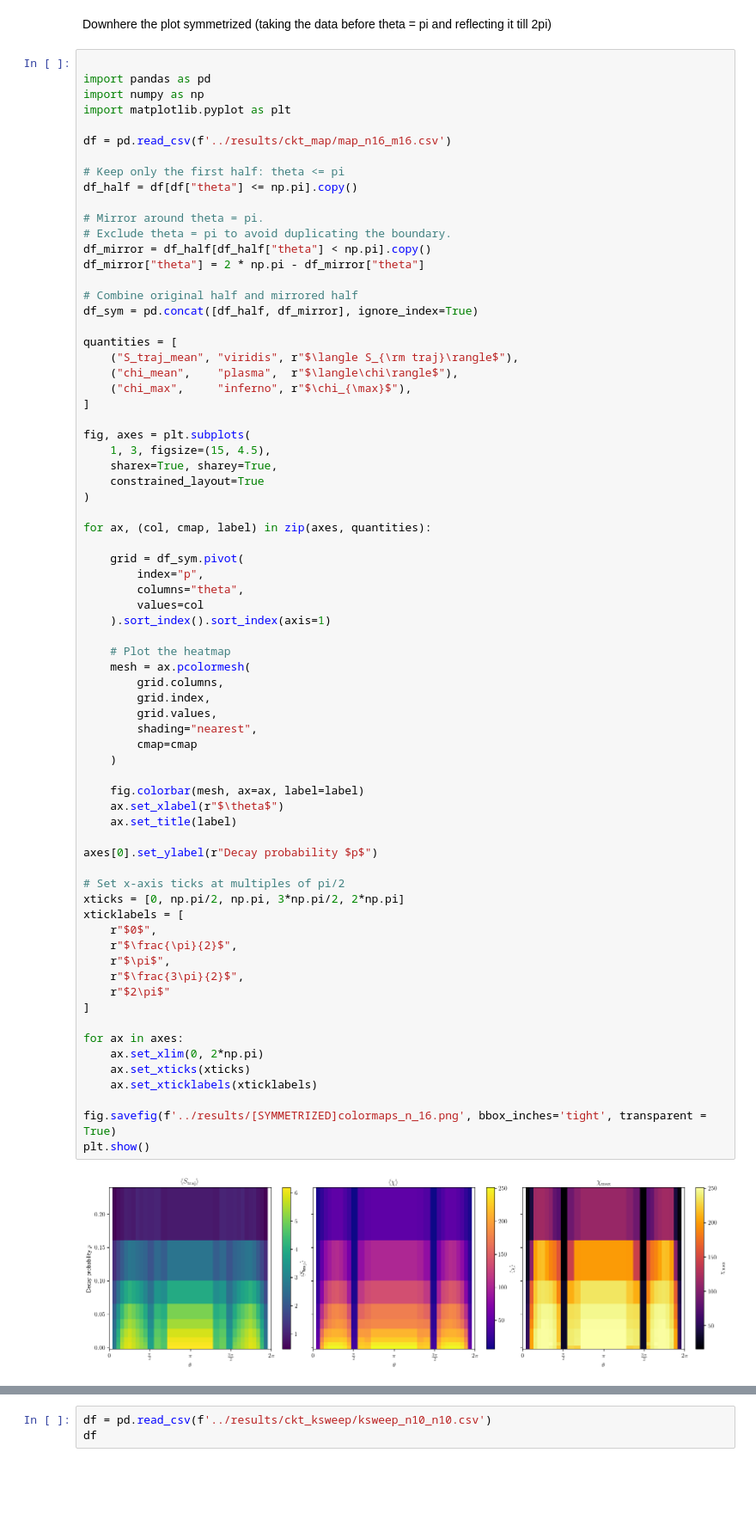
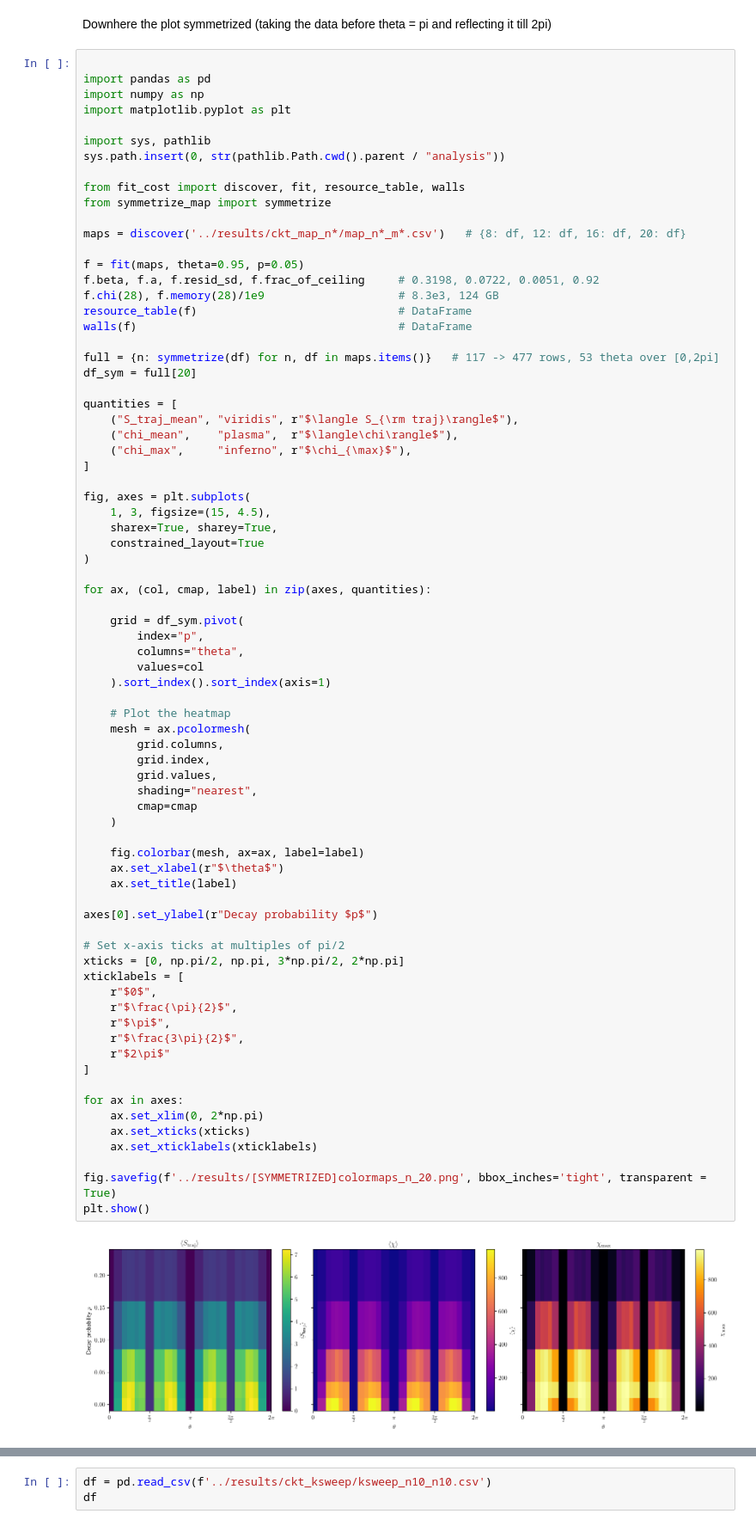
Before and after one commit to bentirher/dmpf_dissipation, a Jupyter notebook: standard_adc/classical_hardness_plot.ipynb, the cells around one changed output, grey strips where cells are left out. Shown at 86% size. Cells and saved outputs as stored; diff of their text form; blank space fills up the shorter version.

Commit message:
properly symmetrized (now with the trivial 0, pi and 2pi lines)

```diff
--- a/standard_adc/classical_hardness_plot.ipynb
+++ b/standard_adc/classical_hardness_plot.ipynb
@@ -235,18 +235,22 @@ import pandas as pd
 import numpy as np
 import matplotlib.pyplot as plt
 
-df = pd.read_csv(f'../results/ckt_map/map_n16_m16.csv')
+import sys, pathlib
+sys.path.insert(0, str(pathlib.Path.cwd().parent / "analysis"))
 
-# Keep only the first half: theta <= pi
-df_half = df[df["theta"] <= np.pi].copy()
+from fit_cost import discover, fit, resource_table, walls
+from symmetrize_map import symmetrize
 
-# Mirror around theta = pi.
-# Exclude theta = pi to avoid duplicating the boundary.
-df_mirror = df_half[df_half["theta"] < np.pi].copy()
-df_mirror["theta"] = 2 * np.pi - df_mirror["theta"]
+maps = discover('../results/ckt_map_n*/map_n*_m*.csv')   # {8: df, 12: df, 16: df, 20: df}
 
-# Combine original half and mirrored half
-df_sym = pd.concat([df_half, df_mirror], ignore_index=True)
+f = fit(maps, theta=0.95, p=0.05)
+f.beta, f.a, f.resid_sd, f.frac_of_ceiling     # 0.3198, 0.0722, 0.0051, 0.92
+f.chi(28), f.memory(28)/1e9                    # 8.3e3, 124 GB
+resource_table(f)                              # DataFrame
+walls(f)                                       # DataFrame
+
+full = {n: symmetrize(df) for n, df in maps.items()}   # 117 -> 477 rows, 53 theta over [0,2pi]
+df_sym = full[20]
 
 quantities = [
     ("S_traj_mean", "viridis", r"$\langle S_{\rm traj}\rangle$"),
@@ -273,32 +277,32 @@ for ax, (col, cmap, label) in zip(axes, quantities):
         grid.columns,
         grid.index,
         grid.values,
         shading="nearest",
         cmap=cmap
     )
 
     fig.colorbar(mesh, ax=ax, label=label)
     ax.set_xlabel(r"$\theta$")
     ax.set_title(label)
 
 axes[0].set_ylabel(r"Decay probability $p$")
 
 # Set x-axis ticks at multiples of pi/2
 xticks = [0, np.pi/2, np.pi, 3*np.pi/2, 2*np.pi]
 xticklabels = [
     r"$0$",
     r"$\frac{\pi}{2}$",
     r"$\pi$",
     r"$\frac{3\pi}{2}$",
     r"$2\pi$"
 ]
 
 for ax in axes:
     ax.set_xlim(0, 2*np.pi)
     ax.set_xticks(xticks)
     ax.set_xticklabels(xticklabels)
 
-fig.savefig(f'../results/[SYMMETRIZED]colormaps_n_16.png', bbox_inches='tight', transparent = True)
+fig.savefig(f'../results/[SYMMETRIZED]colormaps_n_20.png', bbox_inches='tight', transparent = True)
 plt.show()
 # %% [output]
-[figure, old version]
+[figure, new version]
```
Also changed, not shown: parts of 7 cells of this notebook, 6 other files.
